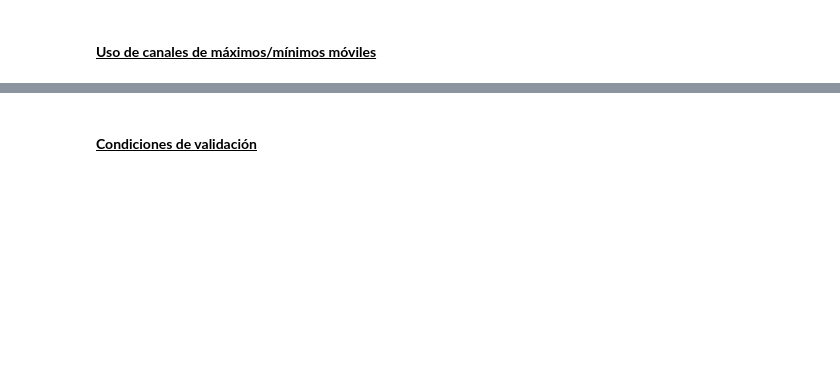
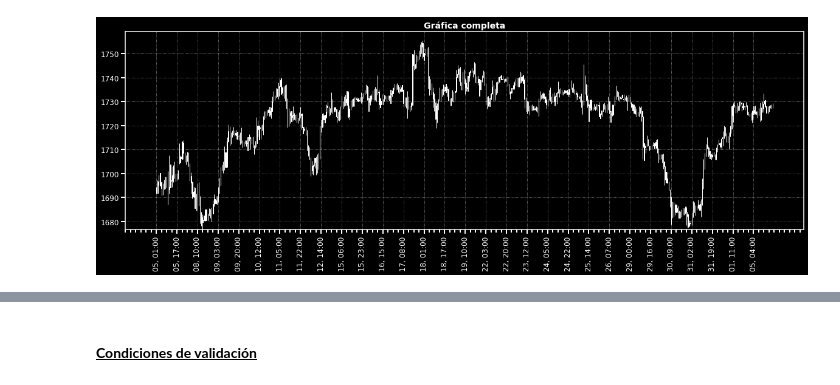
Before and after one commit to gsolaril/4AMBOT, a Jupyter notebook: Formulación.ipynb, the cells around one changed output, grey strips where cells are left out. Saved outputs shown, nothing was run; the diff lists cells and outputs as text; code cells hidden in the pictures; blank space fills up the shorter version.

Commit message:
Subo notebook documentado hasta estrategia. Estaría bueno agregar algunas figuras mas arriba adonde se vea un poco mejor cada tema tratado.

```diff
--- a/Formulación.ipynb
+++ b/Formulación.ipynb
@@ -87,22 +160,19 @@ Axes.figure
 # %%
 import finnhub
 FCL = finnhub.Client(api_key = "c1cjh0748v6vbcpf2rlg")
-days = 120 ; GMT = -3  # Se banca hasta 2000 velas.
-###################################################
+days = 120 ; d_UTC = -3  # Se banca hasta 2000 velas.
+#####################################################
 t = datetime.datetime.now()
 t = int(t.timestamp())
 t0 = t - days*24*60*60
 
 Data = FCL.forex_candles("OANDA:XAU_USD", 60, t0, t)
 Data.pop("s")    ;    Data = pandas.DataFrame(Data)
-Data["t"] = Data["t"] + GMT*60*60
+Data["t"] = Data["t"] + d_UTC*60*60
 Data.set_index("t", inplace = True)
 Data.index = pandas.to_datetime(Data.index, unit = "s")
 Data.columns = [_.upper() for _ in Data.columns]
-
-Data[["H%", "L%", "C%"]] = Data.loc[:, ["H", "L", "C"]].pct_change()
-Data = Data[(Data["L%"] != 0) | (Data["H%"] != 0) | (Data["C%"] != 0)]
-Figure, Axes = GMAPlot.candle_plot(Data[-480:]) ## Gráfica de velas.
-Axes.set_title("Gráfica completa", fontsize = 14, fontweight = "bold");
+Figure2, Axes2 = GMAPlot.candle_plot(Data[-480:]) ## Gráfica de velas.
+Axes2.set_title("Gráfica completa", fontsize = 14, fontweight = "bold");
+# %% [output]
+[figure, added]
-# %% [markdown]
-#### <b><u>Uso de canales de máximos/mínimos móviles</u></b>
```
Also changed, not shown: parts of 24 cells of this notebook.
